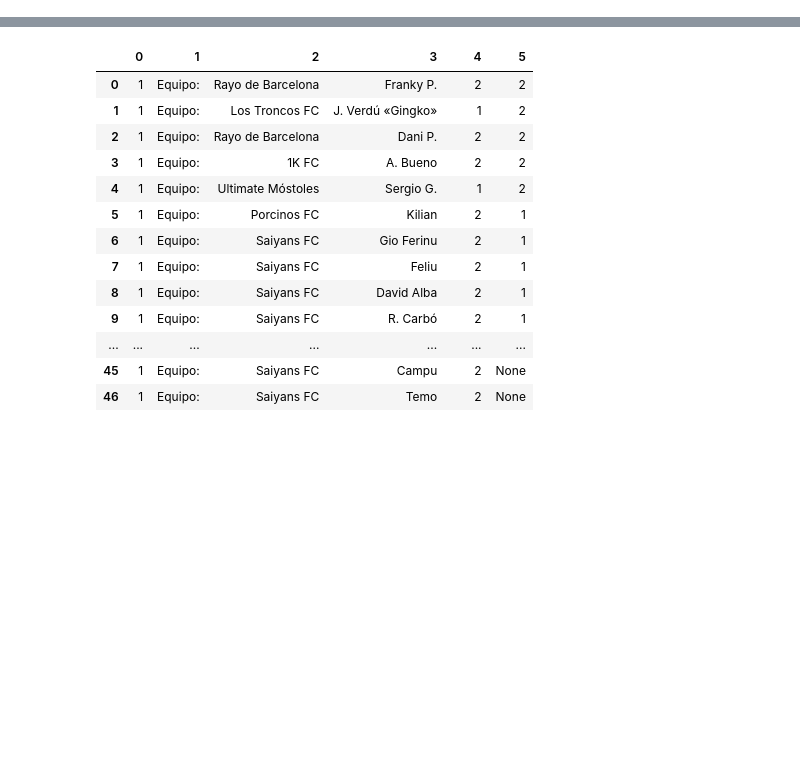
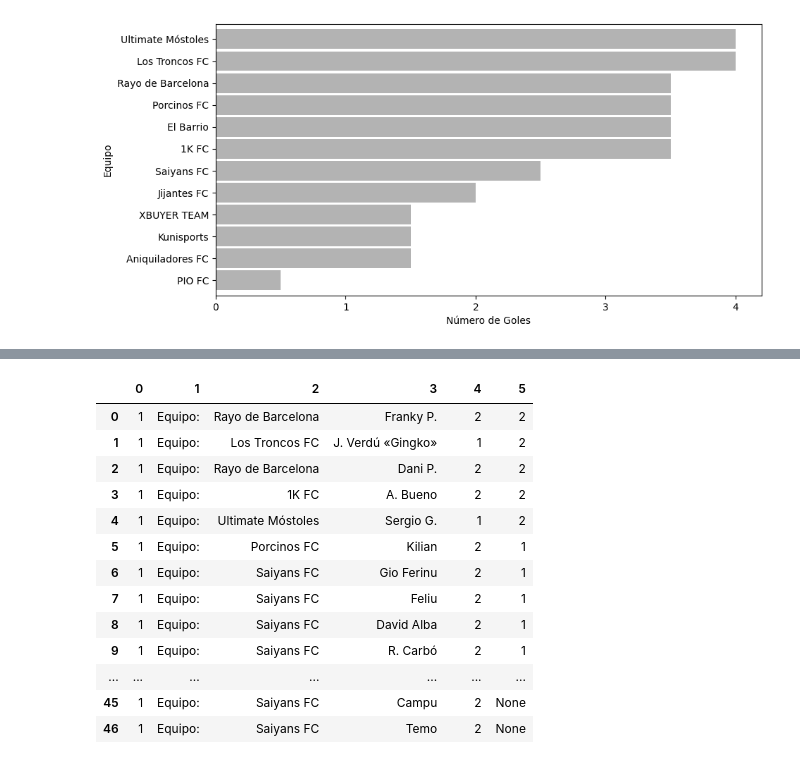
Before and after one commit to imarranz/modelling-kingsleague-scores, a Jupyter notebook: notebooks/20220110-IMA-Load_data_and_clean_data.ipynb, the cells around one changed output, grey strips where cells are left out. Cells and saved outputs as stored; diff of their text form; code cells hidden in the pictures; blank space fills up the shorter version.

```diff
--- a/notebooks/20220110-IMA-Load_data_and_clean_data.ipynb
+++ b/notebooks/20220110-IMA-Load_data_and_clean_data.ipynb
@@ -88,0 +149,21 @@ pd.DataFrame(data).style
+# %%
+data = []
+for table in soup.find_all('table'):
+    table_body = table.find('tbody')
+    rows = table_body.find_all('tr')
+    for row in rows:
+        cols = row.find_all('td')
+        cols = [cleandata(ele.text.strip()) for ele in cols]
+        data.append([ele for ele in cols if ele]) # G
+
+data = pd.DataFrame(data)
+data = data.loc[data[2] != "vs", :]
+data['GL'] = [cleandata(x[0], ["(" + str(x) + ")" for x in range(10)]) for x in data[5].str.split("–")]
+data['GV'] = [cleandata(x[1], ["(" + str(x) + ")" for x in range(10)]) for x in data[5].str.split("–")]
+data
+
+data = \
+pd.concat([
+    pd.DataFrame({'Equipo': data[0], 'Siglas': data[1], 'Goles': data['GL']}),
+    pd.DataFrame({'Equipo': data[4], 'Siglas': data[3], 'Goles': data['GV']})]).sort_values(by = 'Equipo')
+data.Goles = pd.to_numeric(data.Goles)
@@ -88,0 +191,8 @@ pd.DataFrame(data).style
+# %%
+fig, ax = plt.subplots(nrows = 1, ncols = 1, figsize = (10,5))
+data.groupby('Equipo').median().sort_values(by = 'Goles').plot.barh(ax = ax, width = 0.9, color = '0.7', legend = None)
+ax.set_xticks([0,1,2,3,4])
+ax.set_xlabel('Número de Goles')
+plt.show()
+# %% [output]
+[figure, added]
```
Also changed, not shown: parts of 30 cells of this notebook.
